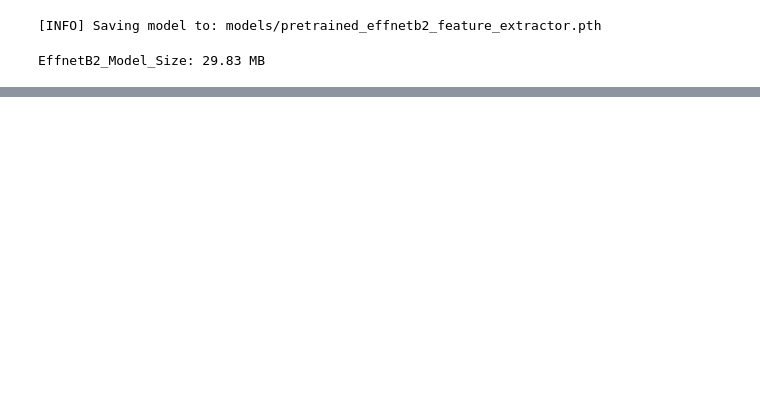
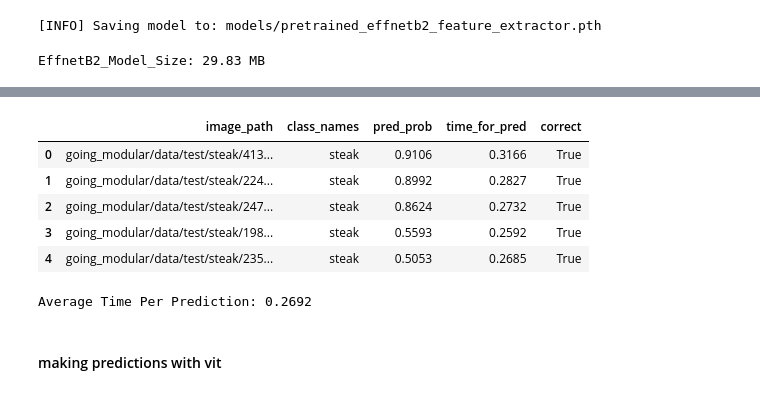
Before and after one commit to pratik-kadlak/Pytorch, a Jupyter notebook: 10. Model Deployment/model_deployment.ipynb, the cells around one changed output, grey strips where cells are left out. Cells and saved outputs as stored; diff of their text form; code cells hidden in the pictures; blank space fills up the shorter version.

```diff
--- a/10. Model Deployment/model_deployment.ipynb
+++ b/10. Model Deployment/model_deployment.ipynb
@@ -286,0 +465,3 @@ effnetb2_stat
+# %%
+# get all test data paths
+test_data_paths = list(Path(test_dir).glob("*/*.jpg"))
@@ -286,0 +470,8 @@ effnetb2_stat
+# %%
+effnetb2_test_pred_dicts = pred_and_store(paths=test_data_paths,
+                                          model=effnetb2,
+                                          transform=effnetb2_transform,
+                                          class_names=class_names,
+                                          device="cpu") # because not everywhere we get GPU
+
+effnetb2_test_pred_dicts[:2]
@@ -286,0 +489,24 @@ effnetb2_stat
+# %%
+# turn the dict to dataframe
+import pandas as pd
+effnetb2_test_pred_df = pd.DataFrame(effnetb2_test_pred_dicts)
+effnetb2_test_pred_df.head()
+# %% [output]
+|  | image_path | class_names | pred_prob | time_for_pred | correct |
+| 0 | going_modular/data/test/steak/413... | steak | 0.9106 | 0.3166 | True |
+| 1 | going_modular/data/test/steak/224... | steak | 0.8992 | 0.2827 | True |
+| 2 | going_modular/data/test/steak/247... | steak | 0.8624 | 0.2732 | True |
+| 3 | going_modular/data/test/steak/198... | steak | 0.5593 | 0.2592 | True |
+| 4 | going_modular/data/test/steak/235... | steak | 0.5053 | 0.2685 | True |
+# %%
+# find the average time per prediction
+effnetb2_avg_time = round(effnetb2_test_pred_df['time_for_pred'].mean(), 4)
+
+# add avg time to effnetb2_stat
+effnetb2_stat['avg_time'] = effnetb2_avg_time
+
+print(f"Average Time Per Prediction: {effnetb2_avg_time}")
+# %% [output]
+Average Time Per Prediction: 0.2692
+# %% [markdown]
+#### making predictions with vit
```
Also changed, not shown: parts of 26 cells of this notebook, 2 other files.
